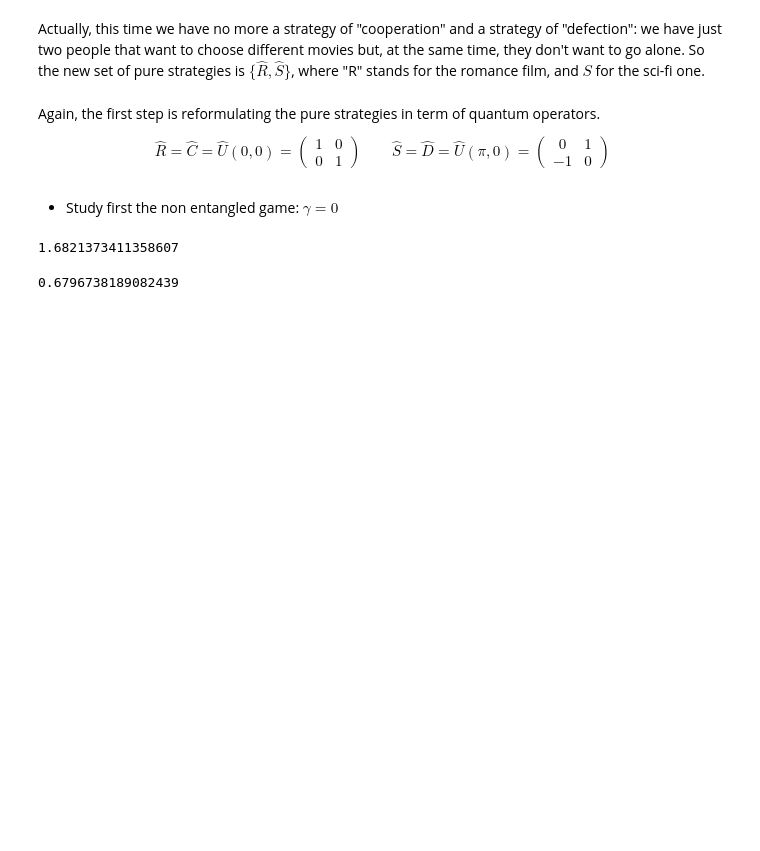
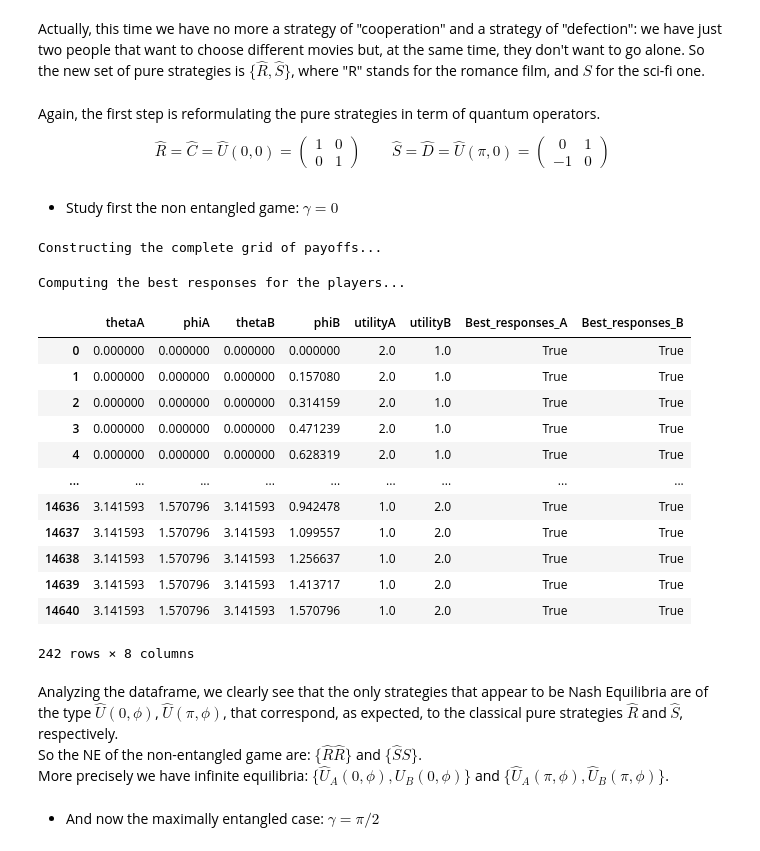
Before and after one commit to MattiaPujatti/A-Brief-Introduction-to-Quantum-Game-Theory, a Jupyter notebook: Quantum 2x2 Games.ipynb, the cells around one changed output. Saved outputs shown, nothing was run; the diff lists cells and outputs as text; code cells hidden in the pictures; blank space fills up the shorter version.

```diff
--- a/Quantum 2x2 Games.ipynb
+++ b/Quantum 2x2 Games.ipynb
@@ -86,26 +86,22 @@ class Quantum2x2Game:
         self.phiA   = np.arange(0, np.pi/2+grid_step/2, grid_step/2)
         self.thetaB = np.arange(0, np.pi+grid_step, grid_step)
         self.phiB   = np.arange(0, np.pi/2+grid_step/2, grid_step/2)
-        self.pA     = np.arange(0, 1+grid_step/np.pi, grid_step/np.pi)
-        self.pB     = np.arange(0, 1+grid_step/np.pi, grid_step/np.pi)
         self.grid = None
         self.NE   = None
         self.guaranteed_payoffs = {"A" : None, "B" : None}
         self.accuracy = accuracy
         return
 
-    def update_parameters(self, theta=None, phi=None, p=None, player=None):
+    def update_parameters(self, theta=None, phi=None, player=None):
         """ Redefine the default values for the grid of parameters; for example if you want to force a player
         to select a certain subset of strategies. The parameters to this function has to be submitted as
         lists. """
         if player == "A":
             if theta is not None: self.thetaA = theta
             if phi   is not None: self.phiA = phi
-            if p     is not None: self.pA = p
         if player == "B":
             if theta is not None: self.thetaB = theta
             if phi is not None: self.phiB = phi
-            if p     is not None: self.pB = p
         return
 
     def quantum_strategy(self, theta, phi):
@@ -117,14 +113,6 @@ class Quantum2x2Game:
         qs[1,0] = -np.sin(theta/2)
         qs[1,1] = cmath.exp(-1j*phi)*np.cos(theta/2)
         return qs
-
-    def quantum_mixed_strategy( self, profile, p ):
-        """ Given a strategy profile, i.e. a pair of pure quantum strategies, via the corresponding row
-        in the parameter grid, compute the corresponding mixed strategy with parameter p.
-        If U1 and U2 are pure quantum strategies, it returns pU1 + (1-p)U2. """
-        U1 = self.quantum_strategy(profile["thetaA"], profile["phiA"])
-        U2 = self.quantum_strategy(profile["thetaB"], profile["phiB"])
-        return p*U1 + (1-p)*U2
 
     def compute_final_state( self, strategyA, strategyB ):
         """ This function takes in input a couple of quantum strategies, so matrices in SU(2), and return
@@ -266,17 +254,3 @@ class Quantum2x2Game:
         self.guaranteed_payoffs[player] = pd.DataFrame(min_utils, columns=("theta", "phi", "utility"))
 
         return self.guaranteed_payoffs[player]
-
-    def Add_Mixed_Strategy( self ):
-        """ A mixed strategy is a convex combination of quantum pure strategies, and so is not necessary
-        a matrix in SU(2). Given the grid of parameters computed previously, since each row of it represents
-        a pair of pure strategies, we can build a large number of mixed strategies for each, depending
-        on the vector of probabilities provided. """
-        if self.grid is None: self.compute_payoff_grid()
-
-        # Loop over the strategy profiles to find all the possible mixtures
-        print("Computing the mixed strategies for the players ...")
-        for index, row in tqdm(self.grid.iterrows(),total=len(self.grid)):
-            pass
-
-        # COSTRUISCI NUOVO DATAFRAME CON 4 COLONNE CHE SONO I 4 ELEMENTI DI MATRICE
@@ -932,13 +658,33 @@ $$
 $$
 # %% [markdown]
 * Study first the non entangled game: $\gamma=0$
-# %%
-2*np.arccos(2/3)
-# %% [output]
-1.6821373411358607
-# %%
-2*np.arcsin(1/3)
-# %% [output]
-0.6796738189082439
+# %%
+# Construct the game
+BattleOfSexes_g0 = Quantum2x2Game(payoff_matrix=payoff_matrix_bs, gamma=0)
+# %%
+NE_qbs_0 = BattleOfSexes_g0.compute_Nash_Equilibrium()
+display(NE_qbs_0)
+# %% [output]
+Constructing the complete grid of payoffs...
+Computing the best responses for the players...
+|  | thetaA | phiA | thetaB | phiB | utilityA | utilityB | Best_responses_A | Best_responses_B |
+| 0 | 0.000000 | 0.000000 | 0.000000 | 0.000000 | 2.0 | 1.0 | True | True |
+| 1 | 0.000000 | 0.000000 | 0.000000 | 0.157080 | 2.0 | 1.0 | True | True |
+| 2 | 0.000000 | 0.000000 | 0.000000 | 0.314159 | 2.0 | 1.0 | True | True |
+| 3 | 0.000000 | 0.000000 | 0.000000 | 0.471239 | 2.0 | 1.0 | True | True |
+| 4 | 0.000000 | 0.000000 | 0.000000 | 0.628319 | 2.0 | 1.0 | True | True |
+| ... | ... | ... | ... | ... | ... | ... | ... | ... |
+| 14636 | 3.141593 | 1.570796 | 3.141593 | 0.942478 | 1.0 | 2.0 | True | True |
+| 14637 | 3.141593 | 1.570796 | 3.141593 | 1.099557 | 1.0 | 2.0 | True | True |
+| 14638 | 3.141593 | 1.570796 | 3.141593 | 1.256637 | 1.0 | 2.0 | True | True |
+| 14639 | 3.141593 | 1.570796 | 3.141593 | 1.413717 | 1.0 | 2.0 | True | True |
+| 14640 | 3.141593 | 1.570796 | 3.141593 | 1.570796 | 1.0 | 2.0 | True | True |
+242 rows × 8 columns
+# %% [markdown]
+Analyzing the dataframe, we clearly see that the only strategies that appear to be Nash Equilibria are of the type $\hat{U}(0,\phi)$, $\hat{U}(\pi,\phi)$, that correspond, as expected, to the classical pure strategies $\hat{R}$ and $\hat{S}$, respectively. <br>
+So the NE of the non-entangled game are: $\{\hat{R}\hat{R}\}$ and $\{\hat{S}\hat{S}\}$. <br>
+More precisely we have infinite equilibria: $\{\hat{U}_A(0,\phi),\hat{U}_B(0,\phi)\}$ and $\{\hat{U}_A(\pi,\phi),\hat{U}_B(\pi,\phi)\}$.
+# %% [markdown]
+* And now the maximally entangled case: $\gamma=\pi/2$
 # %%
 # Construct the game
```
Also changed, not shown: parts of 21 cells of this notebook, 13 other files.
